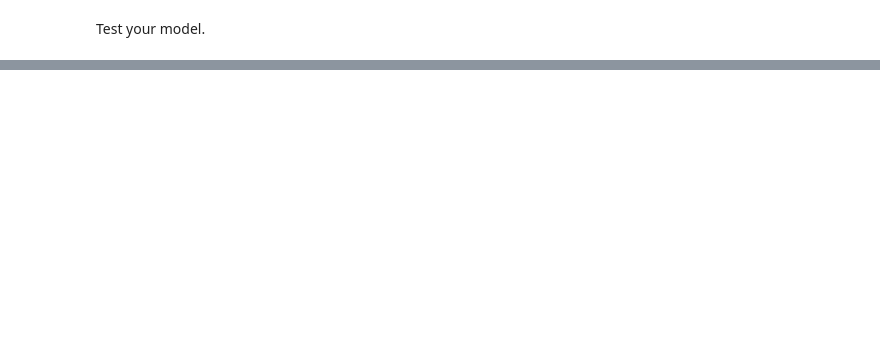
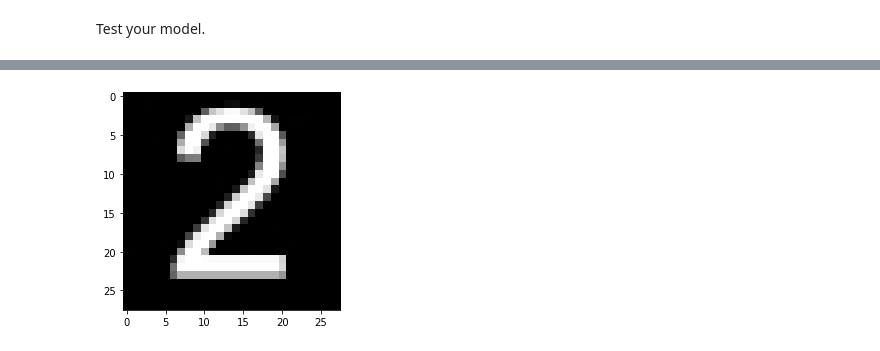
Before and after one commit to howiely/number-recognition-model, a Jupyter notebook: number_recognition_starter.ipynb, the cells around one changed output, grey strips where cells are left out. Drawn from its saved outputs; the diff is of its cells as text; code cells hidden in the pictures; blank space fills up the shorter version.

```diff
--- a/number_recognition_starter.ipynb
+++ b/number_recognition_starter.ipynb
@@ -162,2 +162,5 @@ plot_accuracy_and_loss(history)
 # %% [markdown]
 Test your model.
+# %%
+predict_image('http://dojo.soy/num2')
+# %% [output]
@@ -163,0 +170 @@ Test your model.
+[figure, added]
```
Also changed, not shown: parts of 4 cells of this notebook.
